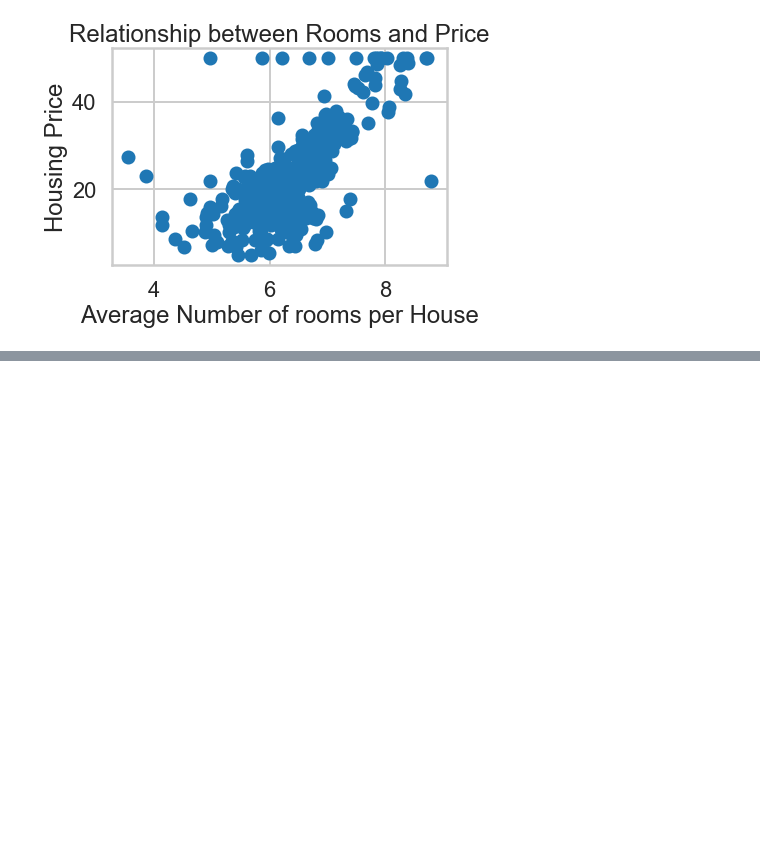
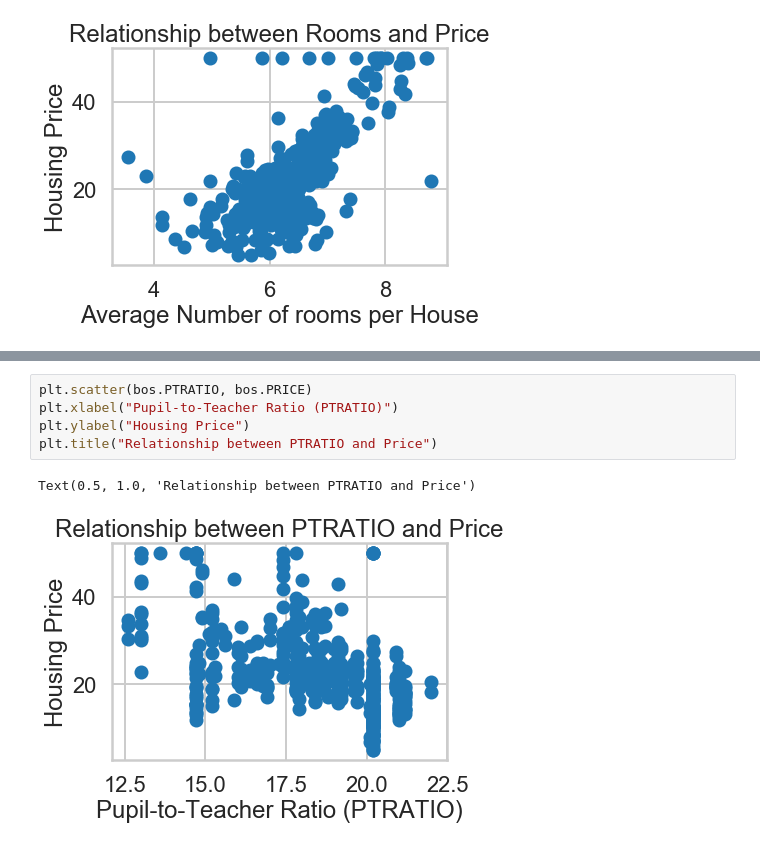
Before and after one commit to vijaypatha/regression_lab, a Jupyter notebook: Regression_Lab/Regression_Lab.ipynb, the cells around one changed output, grey strips where cells are left out. Saved outputs shown, nothing was run; the diff lists cells and outputs as text; blank space fills up the shorter version.

```diff
--- a/Regression_Lab/Regression_Lab.ipynb
+++ b/Regression_Lab/Regression_Lab.ipynb
@@ -123,0 +129,8 @@ Text(0.5, 1.0, 'Relationship between Rooms and Price')
+# %%
+plt.scatter(bos.PTRATIO, bos.PRICE)
+plt.xlabel("Pupil-to-Teacher Ratio (PTRATIO)")
+plt.ylabel("Housing Price")
+plt.title("Relationship between PTRATIO and Price")
+# %% [output]
+Text(0.5, 1.0, 'Relationship between PTRATIO and Price')
+[figure, added]
```
Also changed, not shown: parts of 7 cells of this notebook.
